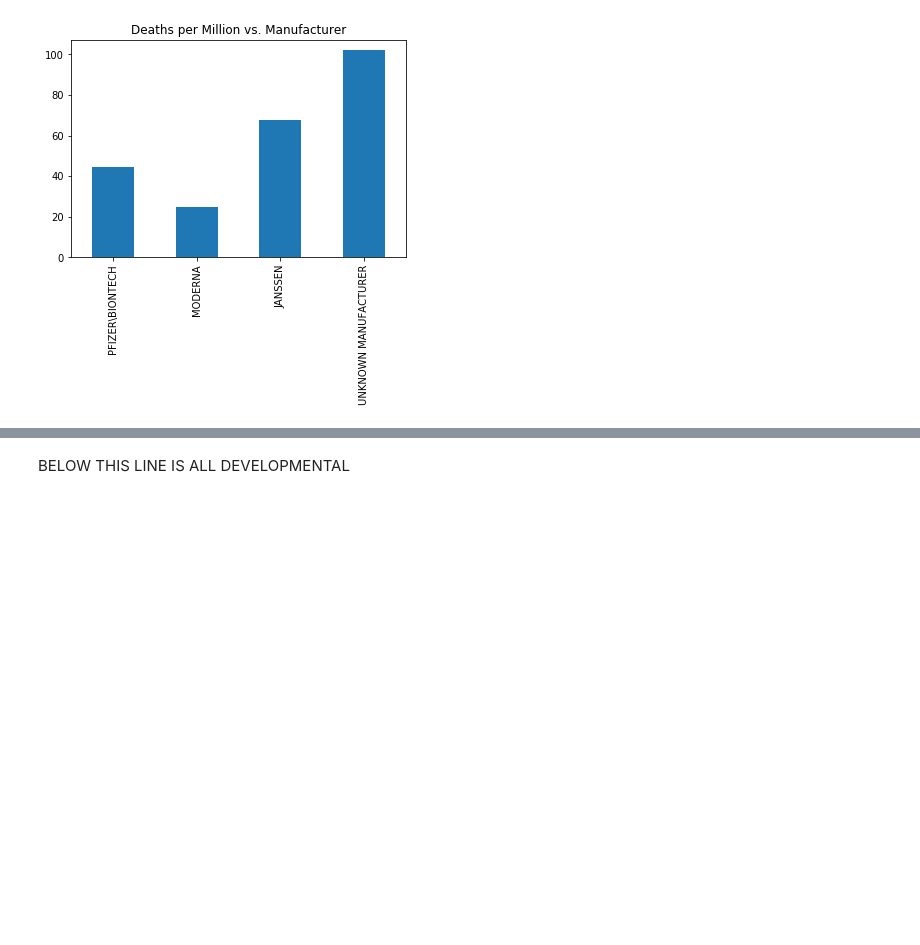
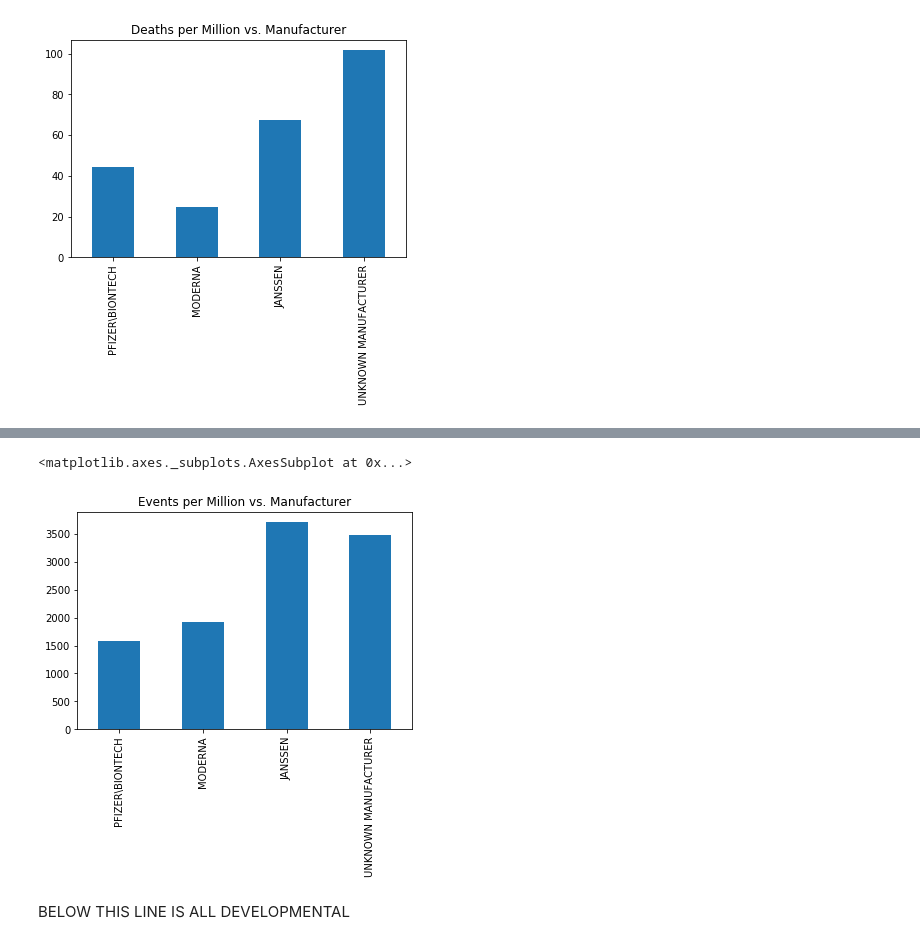
Before and after one commit to iandalrymple/VAERS, a Jupyter notebook: VAERS.ipynb, the cells around one changed output, grey strips where cells are left out. Saved outputs shown, nothing was run; the diff lists cells and outputs as text; code cells hidden in the pictures; blank space fills up the shorter version.

```diff
--- a/VAERS.ipynb
+++ b/VAERS.ipynb
@@ -207,3 +242,18 @@ localCovidDeathsFramePerMfg["VAX_MANU"].plot(kind = "bar", title = "Deaths per M
+# %%
+# Make a copy of the deaths frame
+localCovidEventsFramePerMfg = covidEventsFramePerMfg.copy(deep = True)
+
+# Percent deaths
+localCovidEventsFramePerMfg.loc["PFIZER\BIONTECH"].VAX_MANU          = (float)((float)(localCovidEventsFramePerMfg.loc["PFIZER\BIONTECH"].VAX_MANU) / (float)(usAdministered["administered_pfizer"])) * 1000000.0
+localCovidEventsFramePerMfg.loc["MODERNA"].VAX_MANU                  = (float)((float)(localCovidEventsFramePerMfg.loc["MODERNA"].VAX_MANU) / (float)(usAdministered["administered_moderna"])) * 1000000.0
+localCovidEventsFramePerMfg.loc["JANSSEN"].VAX_MANU                  = (float)((float)(localCovidEventsFramePerMfg.loc["JANSSEN"].VAX_MANU) / (float)(usAdministered["administered_janssen"])) * 1000000.0
+localCovidEventsFramePerMfg.loc["UNKNOWN MANUFACTURER"].VAX_MANU     = (float)((float)(localCovidEventsFramePerMfg.loc["UNKNOWN MANUFACTURER"].VAX_MANU) / (float)(usAdministered["administered_unk_manuf"])) * 1000000.0
+
+# Show graphs of deaths per million for each mfg
+localCovidEventsFramePerMfg["VAX_MANU"].plot(kind = "bar", title = "Events per Million vs. Manufacturer")
+# %% [output]
+<matplotlib.axes._subplots.AxesSubplot at 0x...>
+[figure, added]
 # %% [markdown]
 BELOW THIS LINE IS ALL DEVELOPMENTAL
 # %%
```
Also changed, not shown: parts of 3 cells of this notebook.
